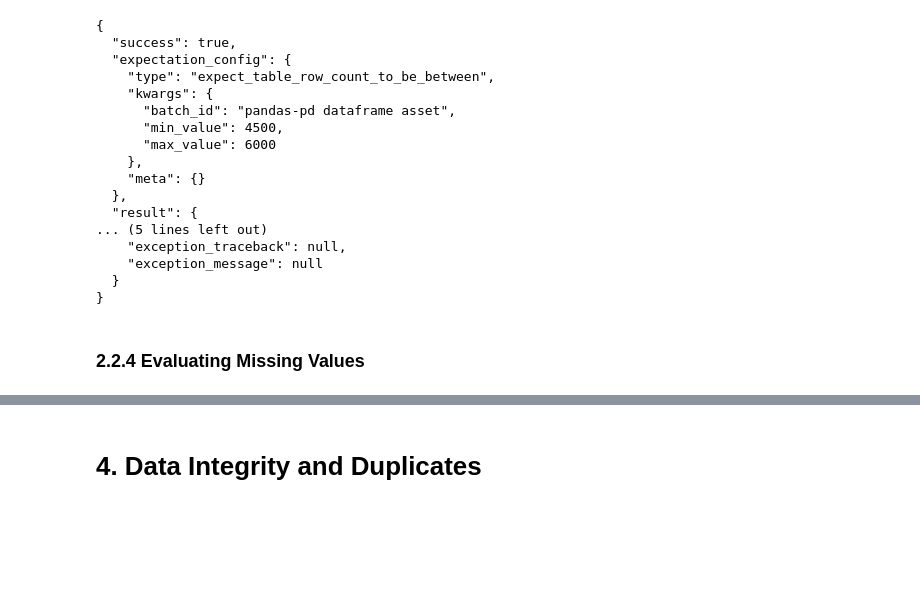
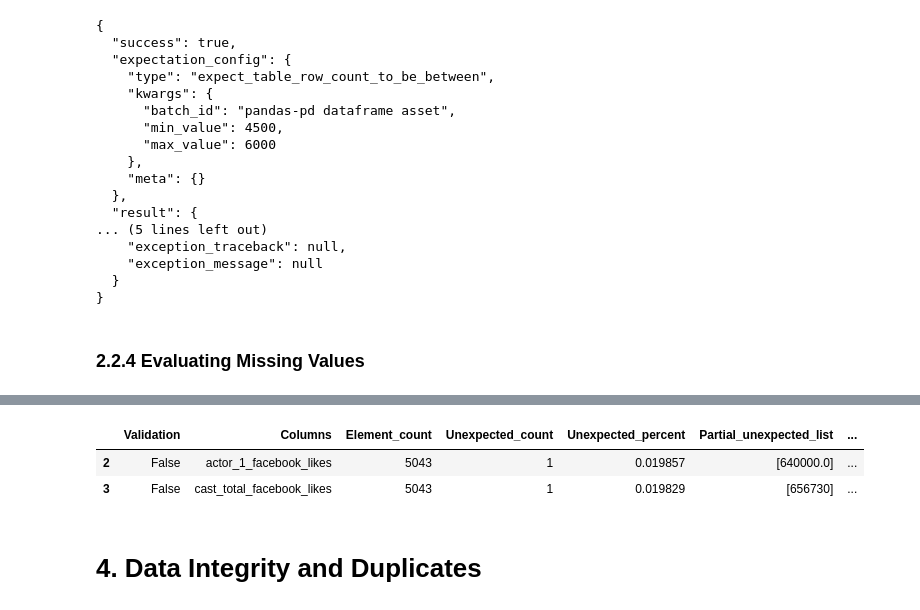
Before and after one commit to brunoVnonato/pyyne_data_eng_test, a Jupyter notebook: movie_metadata_pipeline.ipynb, the cells around one changed output, grey strips where cells are left out. Cells and saved outputs as stored; diff of their text form; code cells hidden in the pictures; blank space fills up the shorter version.

```diff
--- a/movie_metadata_pipeline.ipynb
+++ b/movie_metadata_pipeline.ipynb
@@ -447,3 +586,34 @@ pd.DataFrame(validation_results_by_columns)
+# %%
+# Evaluating ranges of likes columns
+import re
+like_columns = [item for item in data.describe().columns if re.search("like", item)]
+
+validation_results_by_columns = []
+
+for column in like_columns:
+    expectation_value_between = gx.expectations.ExpectColumnValuesToBeBetween(column=column, min_value=0 , max_value=500000)
+    results = batch.validate(expectation_value_between)
+    validation_results_by_columns.append(
+        {
+            "Validation":results['success'],
+            "Columns":results['expectation_config']['kwargs']['column'],
+            "Element_count":results['result']['element_count'],
+            "Unexpected_count":results['result']['unexpected_count'],
+            "Unexpected_percent":results['result']['unexpected_percent'],
+            "Partial_unexpected_list":results['result']['partial_unexpected_list'],
+            "Partial_unexpected_index_list":results['result']['partial_unexpected_index_list']
+
+        }
+    )
+
+df = pd.DataFrame(validation_results_by_columns)
+report = df.loc[df['Validation']==False, : ]
+# %%
+report
+# %% [output]
+|  | Validation | Columns | Element_count | Unexpected_count | Unexpected_percent | Partial_unexpected_list | ... |
+| 2 | False | actor_1_facebook_likes | 5043 | 1 | 0.019857 | [640000.0] | ... |
+| 3 | False | cast_total_facebook_likes | 5043 | 1 | 0.019829 | [656730] | ... |
 # %% [markdown]
 # 4. Data Integrity and Duplicates
 # %% [markdown]
```
Also changed, not shown: parts of 16 cells of this notebook.
